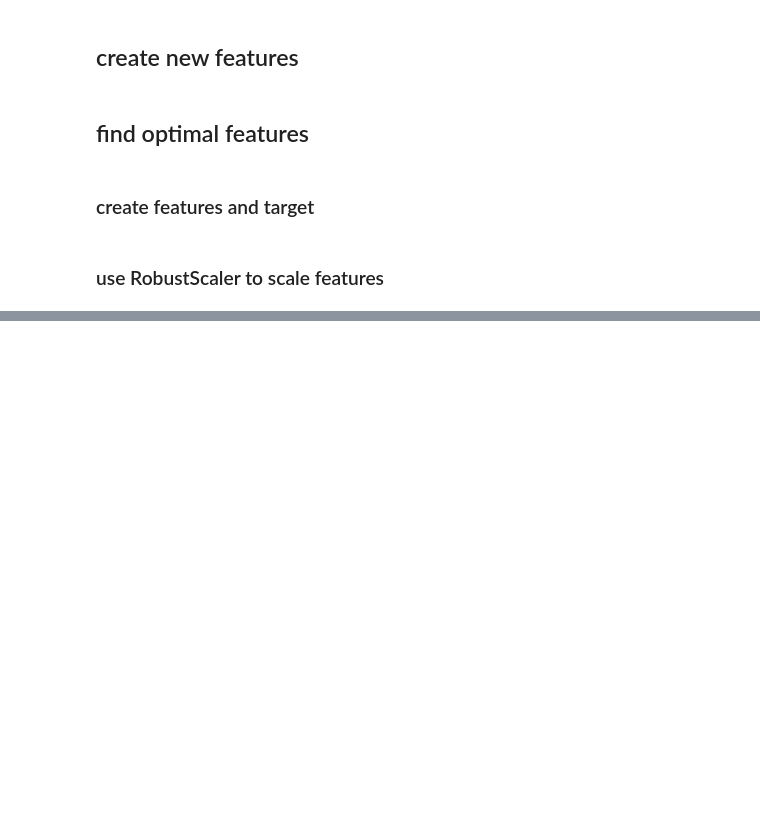
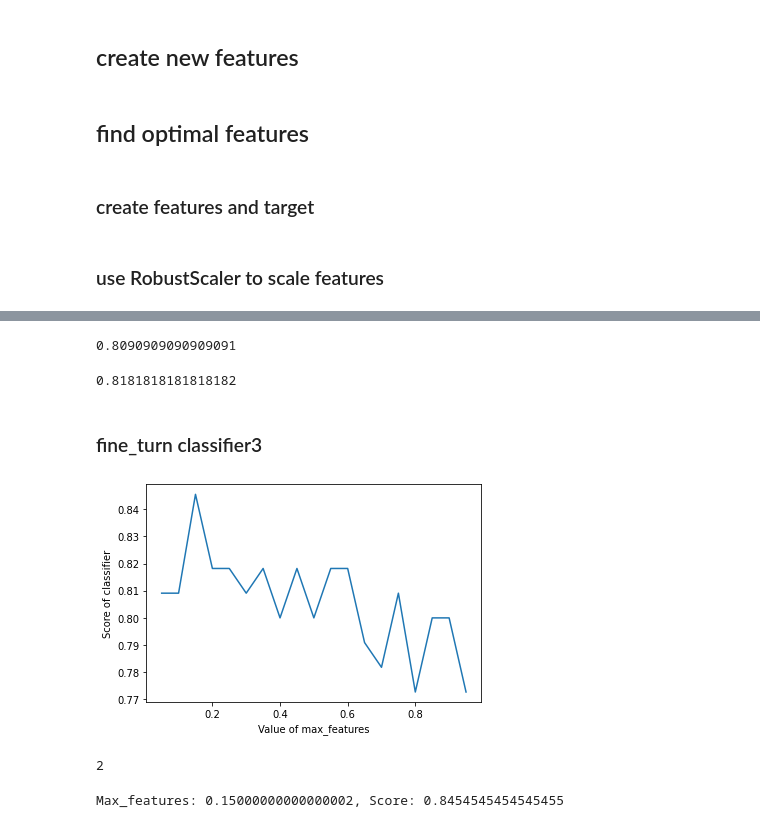
Before and after one commit to inherentspice/Polkadot-Price-Prediction, a Jupyter notebook: polkadot/creating_features_and_target.ipynb, the cells around one changed output, grey strips where cells are left out. Cells and saved outputs as stored; diff of their text form; code cells hidden in the pictures; blank space fills up the shorter version.

Commit message:
fine tuned max_features parameter

```diff
--- a/polkadot/creating_features_and_target.ipynb
+++ b/polkadot/creating_features_and_target.ipynb
@@ -154,0 +168,35 @@ weighted avg       0.57      0.57      0.57       110
+# %%
+classifier2.score(X_test, y_test)
+# %% [output]
+0.8090909090909091
+# %%
+classifier3.score(X_test, y_test)
+# %% [output]
+0.8181818181818182
+# %% [markdown]
+### fine_turn classifier3
+# %%
+def find_max(X_train, y_train, X_test, y_test, c=0.05, max_score=1, iteration=0.05):
+    c = 0.05
+    scores = list()
+    while c < max_score:
+        clv = RandomForestClassifier(max_features=c, random_state=42).fit(X_train, y_train)
+        scores.append([c, clv.score(X_test, y_test)])
+        c += iteration
+    return np.array(scores)
+# %%
+s = find_max(X_train, y_train, X_test, y_test)
+# %%
+sns.lineplot(x=s[:, 0], y=s[:, 1])
+plt.xlabel('Value of max_features')
+plt.ylabel('Score of classifier');
+# %% [output]
+[figure, added]
+# %%
+s[:, 1].argmax()
+# %% [output]
+2
+# %%
+print(f'Max_features: {s[2, 0]}, Score: {s[2, 1]}')
+# %% [output]
+Max_features: 0.15000000000000002, Score: 0.8454545454545455
```
Also changed, not shown: parts of 38 cells of this notebook.
